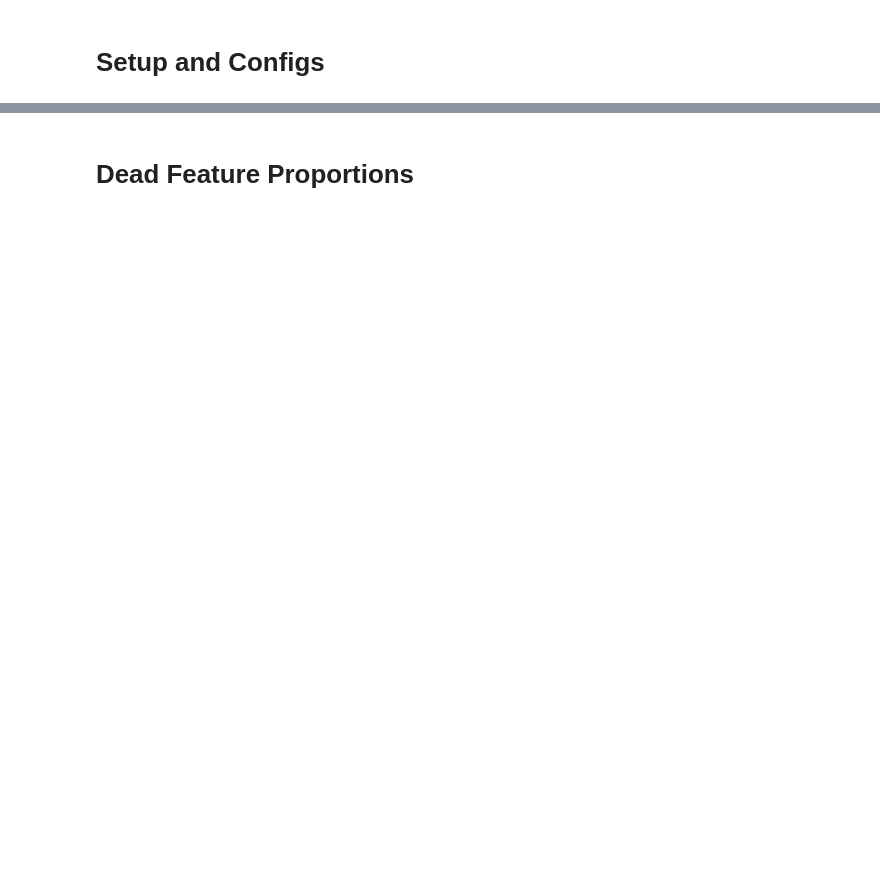
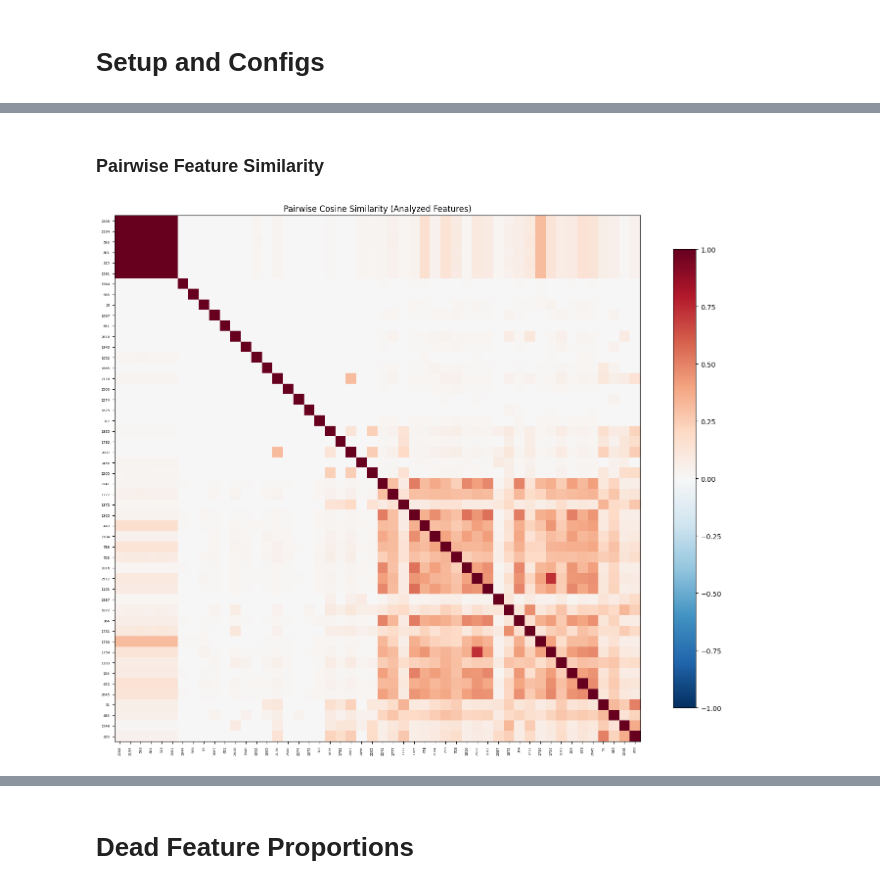
Before and after one commit to adityaiyer7/sae-monosemantic, a Jupyter notebook: src/evaluation/feature_analysis.ipynb, the cells around one changed output, grey strips where cells are left out. Drawn from its saved outputs; the diff is of its cells as text; code cells hidden in the pictures; blank space fills up the shorter version.

```diff
--- a/src/evaluation/feature_analysis.ipynb
+++ b/src/evaluation/feature_analysis.ipynb
@@ -80,6 +56,10 @@ def analyze_feature(feature_id: int) -> dict:
     cooc = feature_analyzer.get_co_occuring_features(table_name, int(feature_id))
     breakdown = feature_analyzer.get_token_type_breakdown(int(feature_id), table_name)
 
+    raw_activations = feature_analyzer.query(
+        f"SELECT activation_value FROM {table_name} WHERE feature_id = {int(feature_id)}"
+    )["activation_value"].values
+
     return {
         "feature_id": feature_id,
         "llm_label": llm_label,
@@ -88,4 +68,5 @@ def analyze_feature(feature_id: int) -> dict:
         "activation_stats": stats,
         "co_occurring_features": cooc,
         "token_type_breakdown": breakdown,
+        "raw_activations": raw_activations,
     }
@@ -145,0 +297,28 @@ for prop, counts in r["token_type_breakdown"].items():
+# %% [markdown]
+### Pairwise Feature Similarity
+# %%
+analyzed_feature_ids = [r["feature_id"] for r in batch_results]
+n = len(analyzed_feature_ids)
+
+sim_matrix = np.eye(n)
+for i in tqdm(range(n), desc="Computing similarity matrix"):
+    for j in range(i + 1, n):
+        sim = feature_analyzer.feature_similarity_cosine_similarity(
+            table_name, int(analyzed_feature_ids[i]), int(analyzed_feature_ids[j])
+        )
+        sim_matrix[i, j] = sim
+        sim_matrix[j, i] = sim
+
+fig, ax = plt.subplots(figsize=(14, 12))
+im = ax.imshow(sim_matrix, cmap="RdBu_r", vmin=-1, vmax=1)
+ax.set_xticks(range(n))
+ax.set_yticks(range(n))
+labels = [str(fid) for fid in analyzed_feature_ids]
+ax.set_xticklabels(labels, rotation=90, fontsize=5)
+ax.set_yticklabels(labels, fontsize=5)
+ax.set_title("Pairwise Cosine Similarity (Analyzed Features)")
+fig.colorbar(im, ax=ax, shrink=0.8)
+plt.tight_layout()
+plt.show()
+# %% [output]
+[figure, added]
```
Also changed, not shown: parts of 20 cells of this notebook, 6 other files.
